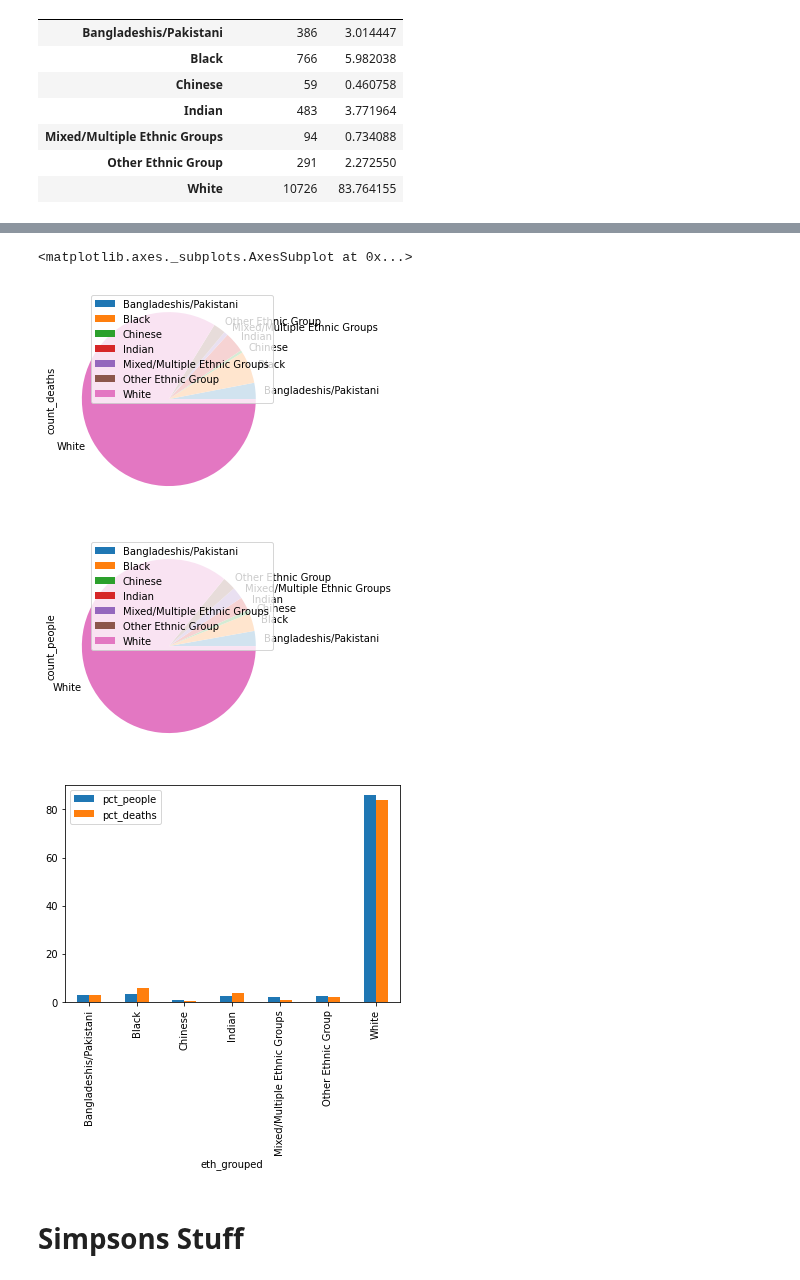
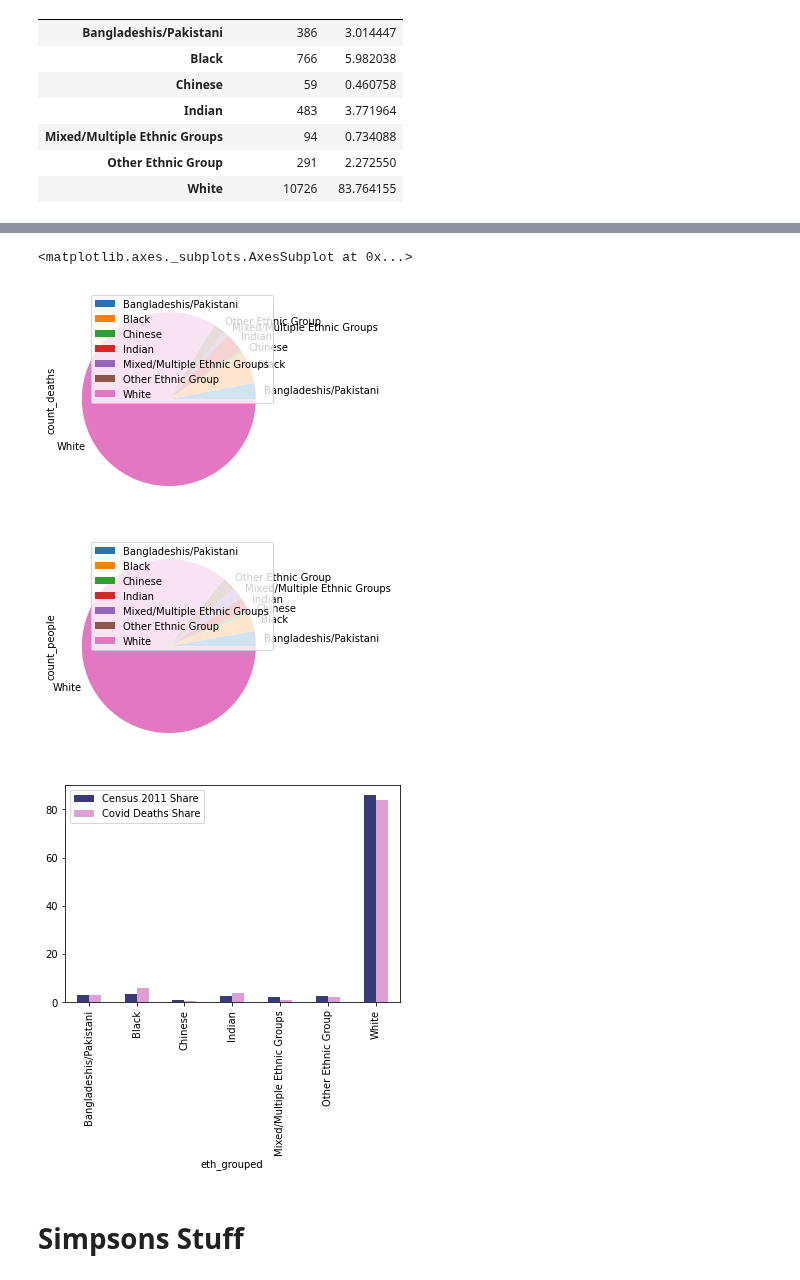
Before and after one commit to Quotennial/covid_bame, a Jupyter notebook: notebooks/simpsons_paradox.ipynb, the cells around one changed output, grey strips where cells are left out. Drawn from its saved outputs; the diff is of its cells as text; code cells hidden in the pictures.

```diff
--- a/notebooks/simpsons_paradox.ipynb
+++ b/notebooks/simpsons_paradox.ipynb
@@ -126,14 +149,16 @@ df_all_ages
 # %%
 # Stage 1 plot percentage deaths against perventage population
 plot_df = eth_df.join(df_all_ages)
 plot_df.drop(columns = ["count_people", "pct_people", "pct_deaths"]).plot(kind='pie', subplots=True)
 plot_df.drop(columns = ["count_deaths", "pct_people", "pct_deaths"]).plot(kind='pie', subplots=True)
-plot_df.drop(columns = ["count_people", "count_deaths",]).plot(kind='bar')
+
+plot_df.columns = ["count_people", "Census 2011 Share", "count_deaths", "Covid Deaths Share"]
+plot_df.drop(columns = ["count_people", "count_deaths",]).plot(kind='bar', colormap='tab20b')
 # %% [output]
 <matplotlib.axes._subplots.AxesSubplot at 0x...>
 [figure]
 [figure]
-[figure, old version]
+[figure, new version]
 # %% [markdown]
 # Simpsons Stuff
 # %%
```
Also changed, not shown: parts of 6 cells of this notebook, 2 other files.
